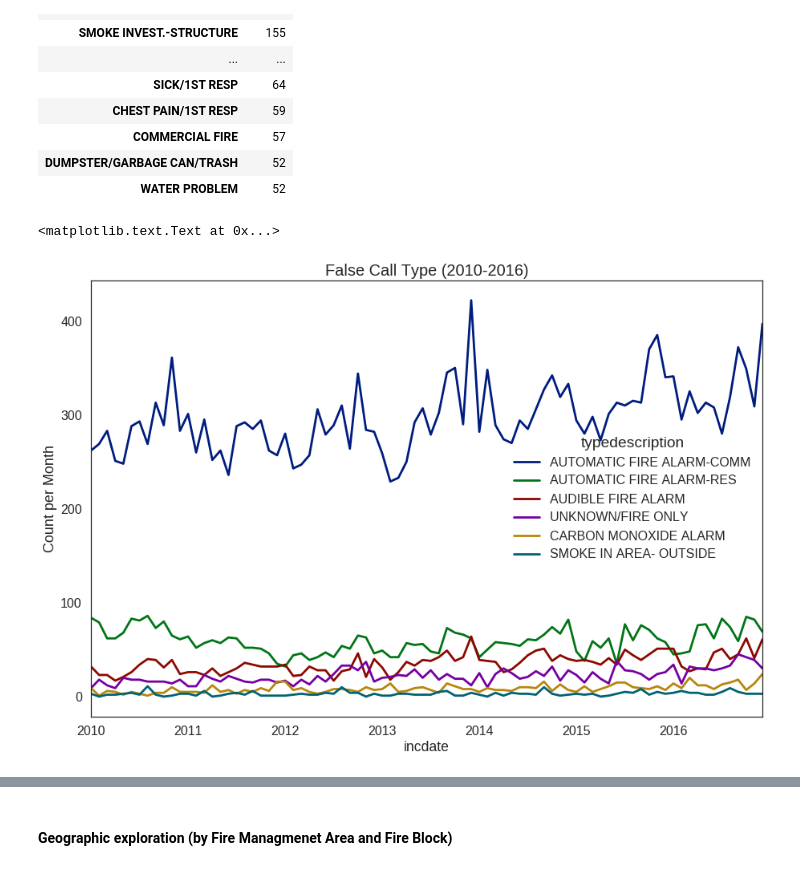
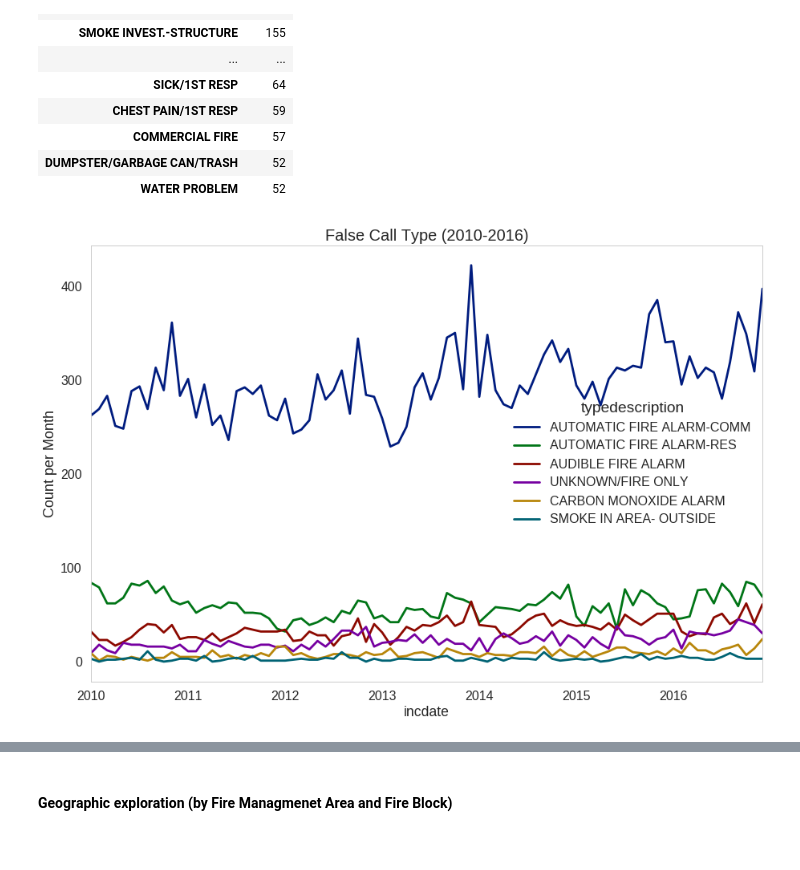
Before and after one commit to rcallihan/HackOregon-EmergencyResponse, a Jupyter notebook: False Alarm_Exploration.ipynb, the cells around one changed output, grey strips where cells are left out. Saved outputs shown, nothing was run; the diff lists cells and outputs as text; code cells hidden in the pictures.

```diff
--- a/False Alarm_Exploration.ipynb
+++ b/False Alarm_Exploration.ipynb
@@ -129,7 +134,7 @@ created geopandas dataframe
 #### query tabular data
 Join incidents table to incsitfound, incsitfoundsub, and typenaturecode
 # %%
-QUERY4='''SELECT incident.incident_id,incident.fireblock, incident.incdate, incsitfoundclass.incsitfoundclass_id, incsitfoundclass.description as incDescription, typenaturecode.description as typeDescription
+QUERY4='''SELECT incident.incident_id,incident.fmarespcomp, incident.fireblock, incident.incdate, incsitfoundclass.incsitfoundclass_id, incsitfoundclass.description as incDescription, typenaturecode.description as typeDescription
 FROM incident
   INNER JOIN incsitfound
     ON incident.incsitfoundprm_id = incsitfound.incsitfound_id
@@ -222,6 +252,6 @@ falsecalls_df.head()
 # %%
 #total incidents over time
-sns.set_style("darkgrid")
+sns.set_style("whitegrid")
 sns.set_palette('dark')
 sns.set_context("poster")
 sns.countplot(x='year', data = df4)
@@ -252,7 +282,7 @@ ax.tick_params(axis='both', which='major', labelsize=16)
 # %% [output]
 [figure]
 # %%
-sns.set_style("darkgrid")
+sns.set_style("whitegrid")
 sns.set_palette('dark')
 sns.set_context("poster")
 #plt.figure(figsize=(10, 10))
@@ -305,13 +336,13 @@ select_df = crosstab[['AUTOMATIC FIRE ALARM-COMM', 'AUTOMATIC FIRE ALARM-RES', '
 # %%
 select_df_yearly = select_df.resample('M').sum()
 #select_df.head()
 ax1 = select_df_yearly.ix['01-2010':'12-2016'].plot(figsize=(15, 10))
 ax1.set_title('False Call Type (2010-2016)',fontsize= 20)
 ax1.set_ylabel('Count per Month', fontsize=18)
+sns.set_style("whitegrid", {'axes.grid' : False})
 #select_df.info()
 # %% [output]
-<matplotlib.text.Text at 0x...>
-[figure, old version]
+[figure, new version]
 # %%
 #df39 = falsecalls_byday_df.loc['20130102','20130104','','']
 
```
Also changed, not shown: parts of 42 cells of this notebook.
